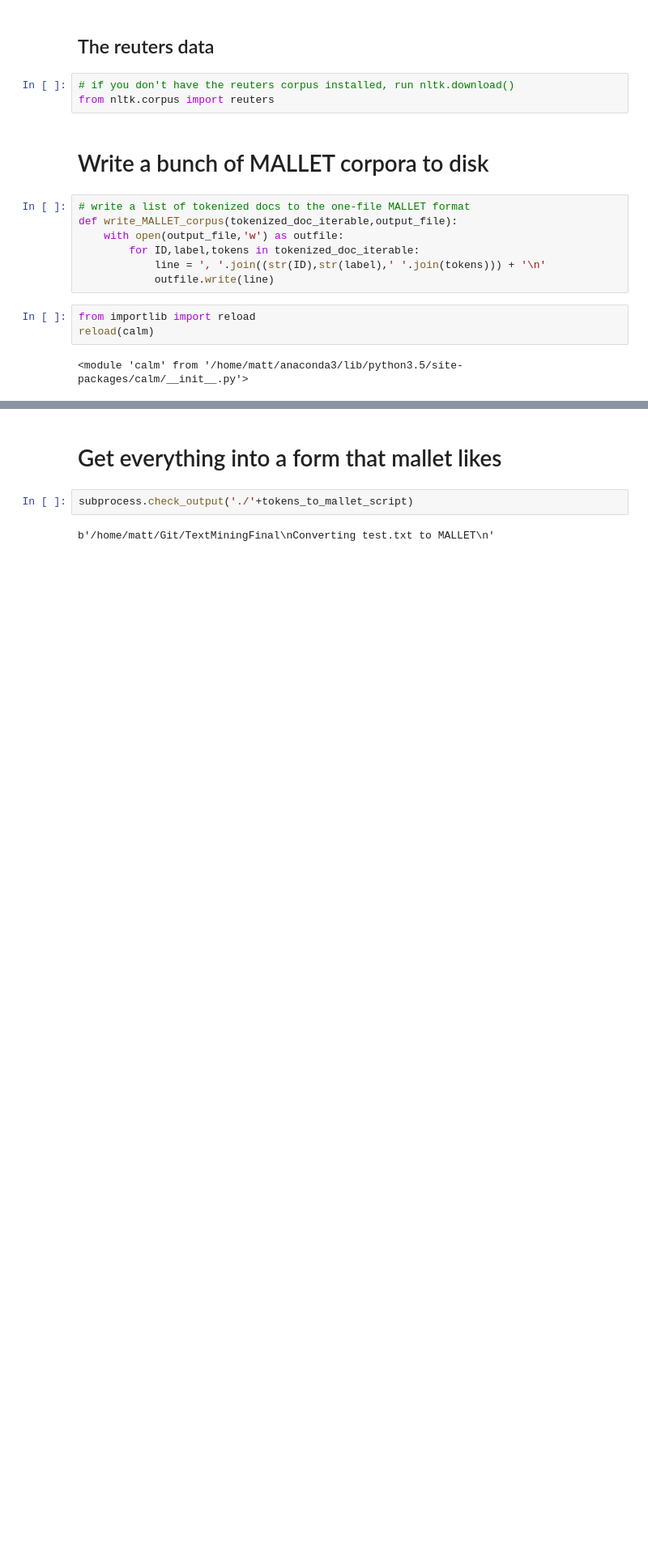
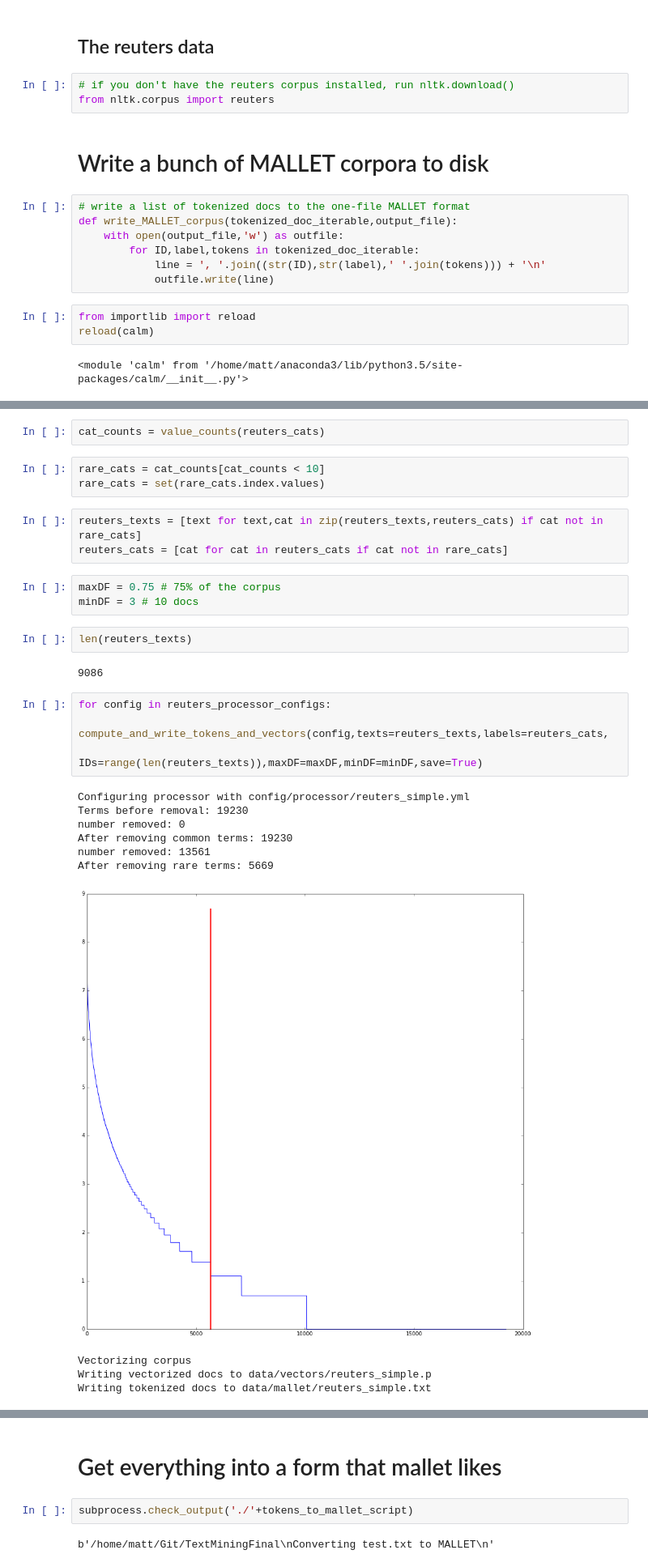
Before and after one commit to mattHawthorn/TextMiningFInal, a Jupyter notebook: code/Write_all_to_disk.ipynb, the cells around one changed output, grey strips where cells are left out. Shown at 81% size. Drawn from its saved outputs; the diff is of its cells as text; blank space fills up the shorter version.

Commit message:
reuters vectors and new clustering code

```diff
--- a/code/Write_all_to_disk.ipynb
+++ b/code/Write_all_to_disk.ipynb
@@ -172,0 +174,30 @@ Writing tokenized docs to data/mallet/20_newsgroups_complex.txt
+# %%
+cat_counts = value_counts(reuters_cats)
+# %%
+rare_cats = cat_counts[cat_counts < 10]
+rare_cats = set(rare_cats.index.values)
+# %%
+reuters_texts = [text for text,cat in zip(reuters_texts,reuters_cats) if cat not in rare_cats]
+reuters_cats = [cat for cat in reuters_cats if cat not in rare_cats]
+# %%
+maxDF = 0.75 # 75% of the corpus
+minDF = 3 # 10 docs
+# %%
+len(reuters_texts)
+# %% [output]
+9086
+# %%
+for config in reuters_processor_configs:
+    compute_and_write_tokens_and_vectors(config,texts=reuters_texts,labels=reuters_cats,
+                                         IDs=range(len(reuters_texts)),maxDF=maxDF,minDF=minDF,save=True)
+# %% [output]
+Configuring processor with config/processor/reuters_simple.yml
+Terms before removal: 19230
+number removed: 0
+After removing common terms: 19230
+number removed: 13561
+After removing rare terms: 5669
+[figure, added]
+Vectorizing corpus
+Writing vectorized docs to data/vectors/reuters_simple.p
+Writing tokenized docs to data/mallet/reuters_simple.txt
```
Also changed, not shown: parts of 8 cells of this notebook, 8 other files.
